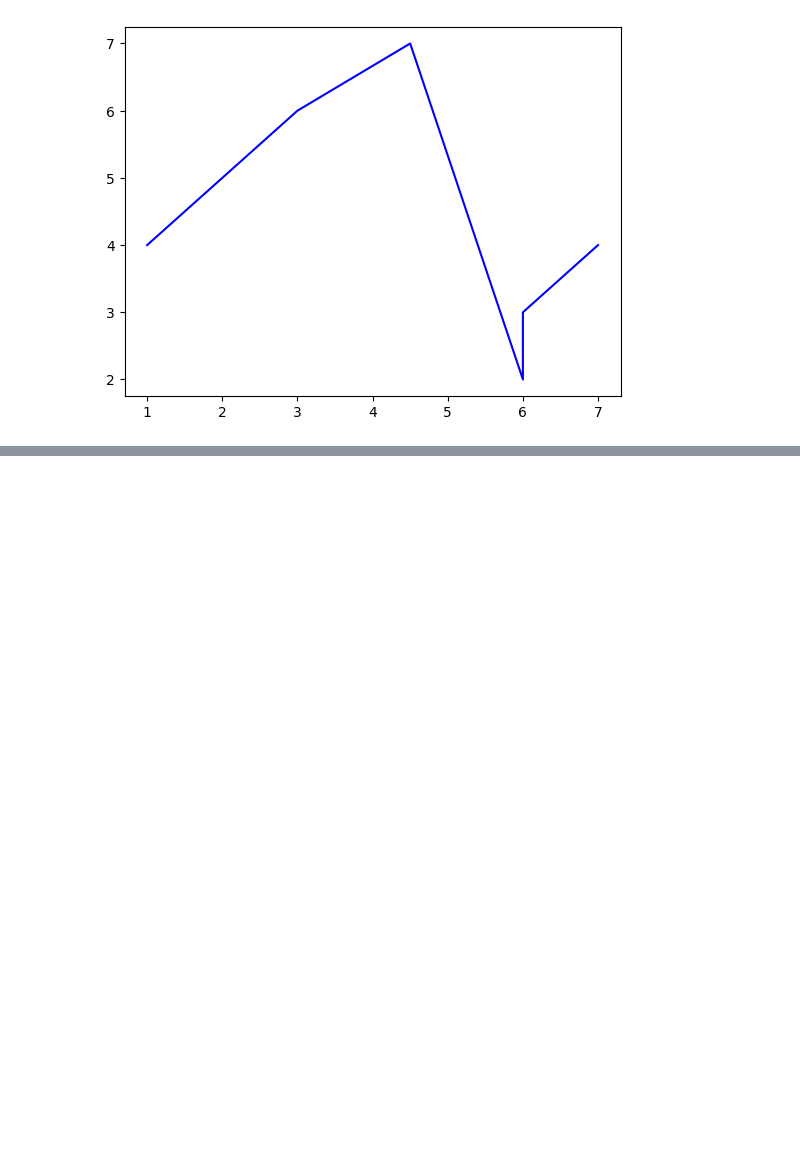
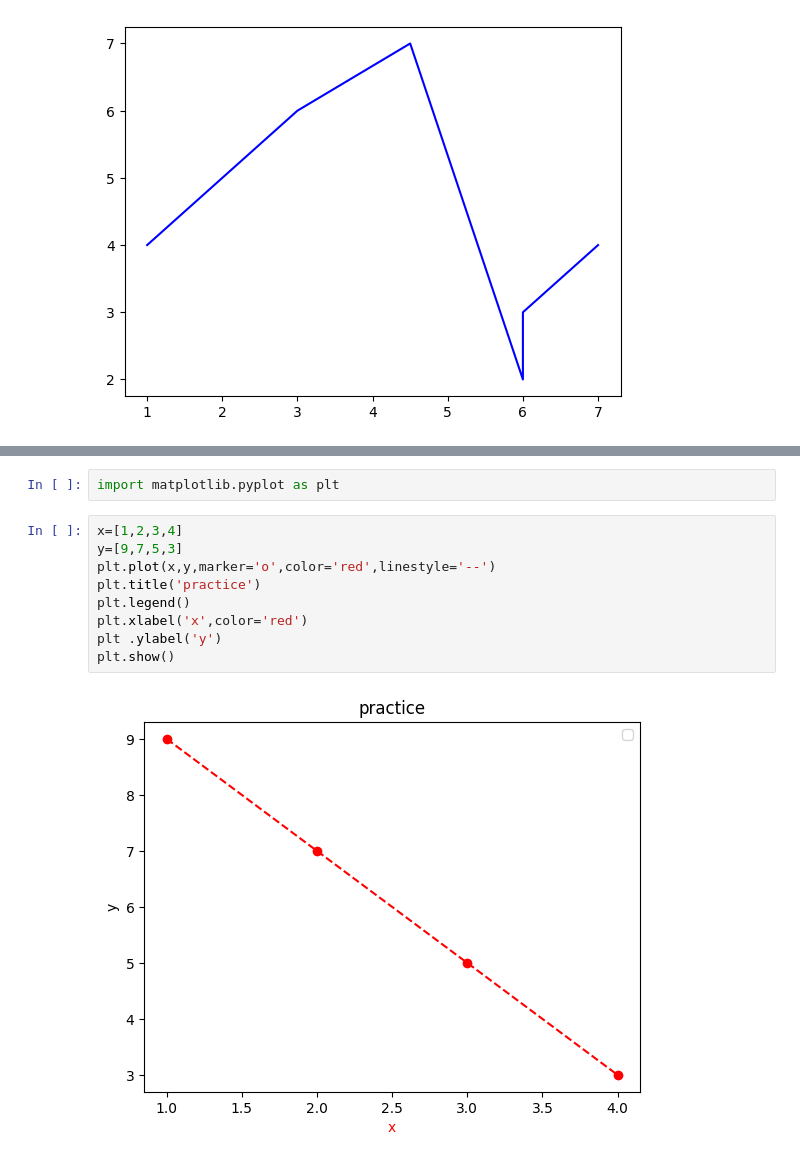
Before and after one commit to mudit-1711/python, a Jupyter notebook: matplotlib.ipynb, the cells around one changed output, grey strips where cells are left out. Cells and saved outputs as stored; diff of their text form; blank space fills up the shorter version.

Commit message:
practice

```diff
--- a/matplotlib.ipynb
+++ b/matplotlib.ipynb
@@ -49,0 +57,13 @@ plt.show()
+# %%
+import matplotlib.pyplot as plt
+# %%
+x=[1,2,3,4]
+y=[9,7,5,3]
+plt.plot(x,y,marker='o',color='red',linestyle='--')
+plt.title('practice')
+plt.legend()
+plt.xlabel('x',color='red')
+plt .ylabel('y')
+plt.show()
+# %% [output]
+[figure, added]
```
Also changed, not shown: parts of 10 cells of this notebook, 1 other file.
